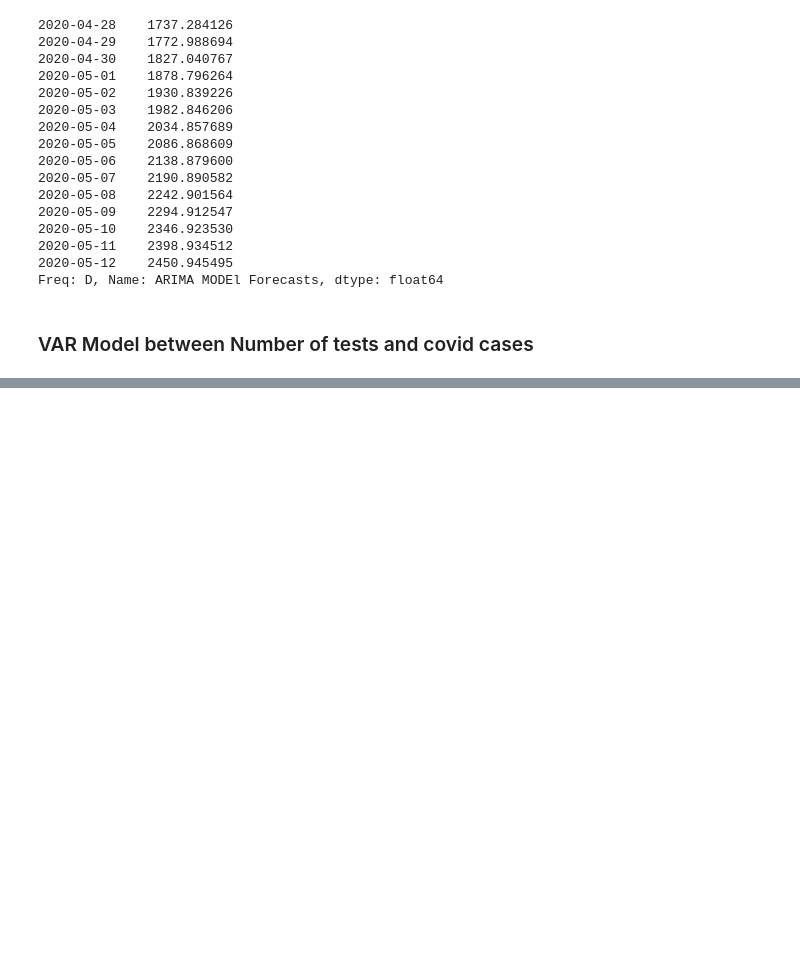
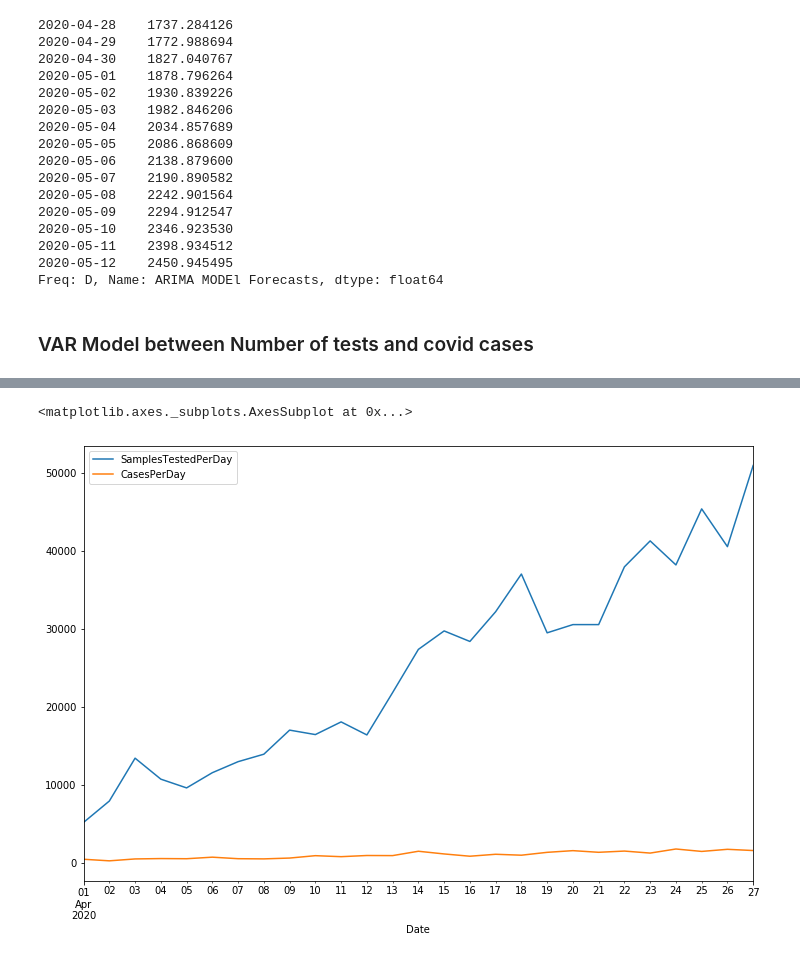
Before and after one commit to Nishant039/Covid-19-Forecasting-India, a Jupyter notebook: Covid-19 Total Cases Analysis.ipynb, the cells around one changed output, grey strips where cells are left out. Saved outputs shown, nothing was run; the diff lists cells and outputs as text; code cells hidden in the pictures; blank space fills up the shorter version.

```diff
--- a/Covid-19 Total Cases Analysis.ipynb
+++ b/Covid-19 Total Cases Analysis.ipynb
@@ -530,0 +552,12 @@ Freq: D, Name: ARIMA MODEl Forecasts, dtype: float64
+# %%
+dates=[]
+for i in df_tests["DateTime"]:
+    dates.append(i.split(" ")[0])
+
+
+df_tests["DateTime"]=pd.to_datetime(dates,format="%d/%m/%y")
+# %%
+df_tests_april=df_tests[df_tests["DateTime"]>="2020-04-01"][["DateTime","SamplesTestedPerDay"]]
+df_tests_april.set_index("DateTime",inplace=True)
+df_tests_april.index.name="Date"
+df_tests_april.head()
@@ -530,0 +572,3 @@ Freq: D, Name: ARIMA MODEl Forecasts, dtype: float64
+# %%
+df_cases_april_subset=df_cases_april[["CasesPerDay"]]
+df_cases_april_subset.head()
@@ -530,0 +583,3 @@ Freq: D, Name: ARIMA MODEl Forecasts, dtype: float64
+# %%
+df_cases_tests_april=df_tests_april.join(df_cases_april_subset)
+df_cases_tests_april.head()
@@ -530,0 +594,5 @@ Freq: D, Name: ARIMA MODEl Forecasts, dtype: float64
+# %%
+df_cases_tests_april.plot(figsize=(12,8))
+# %% [output]
+<matplotlib.axes._subplots.AxesSubplot at 0x...>
+[figure, added]
```
Also changed, not shown: parts of 35 cells of this notebook.
